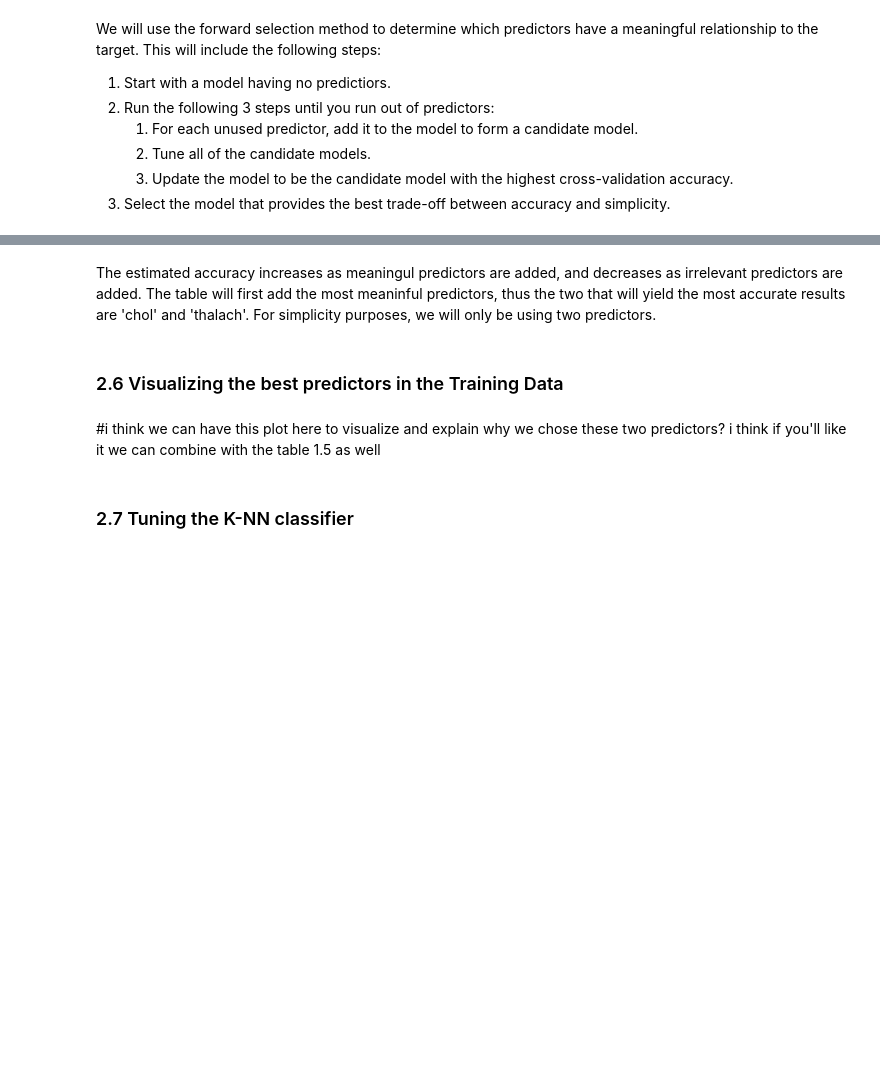
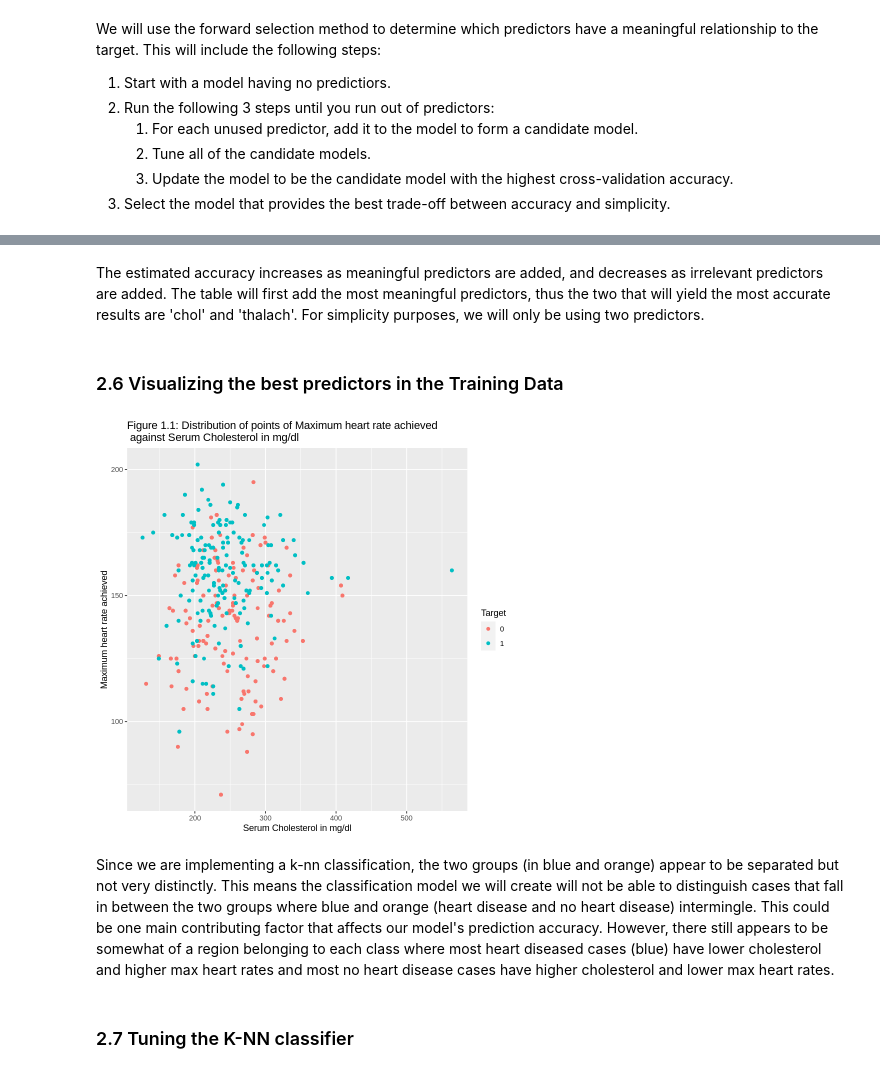
Before and after one commit to bowencu/dsci100groupproject, a Jupyter notebook: group_project_report.ipynb, the cells around one changed output, grey strips where cells are left out. Drawn from its saved outputs; the diff is of its cells as text; code cells hidden in the pictures; blank space fills up the shorter version.

```diff
--- a/group_project_report.ipynb
+++ b/group_project_report.ipynb
@@ -282,17 +292,19 @@ print("Table 1.5: The accuracy verus the number of predictors in the model")
 # %% [markdown]
-The estimated accuracy increases as meaningul predictors are added, and decreases as irrelevant predictors are added. The table will first add the most meaninful predictors, thus the two that will yield the most accurate results are 'chol' and 'thalach'. For simplicity purposes, we will only be using two predictors.
+The estimated accuracy increases as meaningful predictors are added, and decreases as irrelevant predictors are added. The table will first add the most meaningful predictors, thus the two that will yield the most accurate results are 'chol' and 'thalach'. For simplicity purposes, we will only be using two predictors.
 # %% [markdown]
 ### 2.6 Visualizing the best predictors in the Training Data
 # %%
 #distribution of points
 distribution_plot <- heart_train |>
     ggplot(aes(x = chol, y = thalach, colour = target)) +
     geom_point() +
     labs(x = "Serum Cholesterol in mg/dl", y = "Maximum heart rate achieved", colour = "Target") +
-    ggtitle("Figure 1.1: Distribution of points of Maximum heart rate achieved against Serum Cholesterol in mg/dl")
+    ggtitle("Figure 1.1: Distribution of points of Maximum heart rate achieved \n against Serum Cholesterol in mg/dl")
 distribution_plot
+# %% [output]
+[figure, added]
 # %% [markdown]
-#i think we can have this plot here to visualize and explain why we chose these two predictors? i think if you'll like it we can combine with the table 1.5 as well
+Since we are implementing a k-nn classification, the two groups (in blue and orange) appear to be separated but not very distinctly. This means the classification model we will create will not be able to distinguish cases that fall in between the two groups where blue and orange (heart disease and no heart disease) intermingle. This could be one main contributing factor that affects our model's prediction accuracy. However, there still appears to be somewhat of a region belonging to each class where most heart diseased cases (blue) have lower cholesterol and higher max heart rates and most no heart disease cases have higher cholesterol and lower max heart rates.
 # %% [markdown]
 ### 2.7 Tuning the K-NN classifier
 # %%
```
Also changed, not shown: parts of 5 cells of this notebook.
